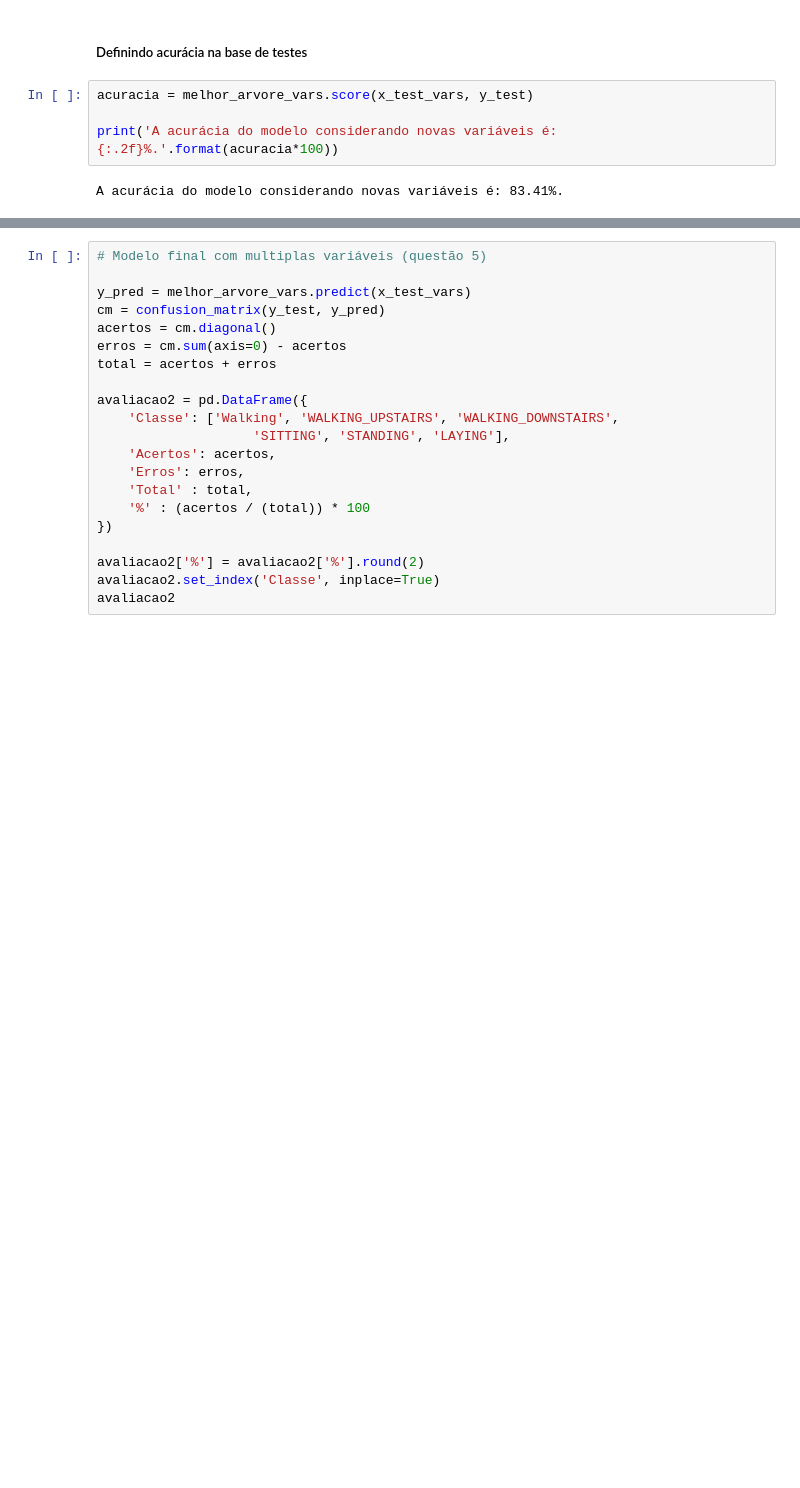
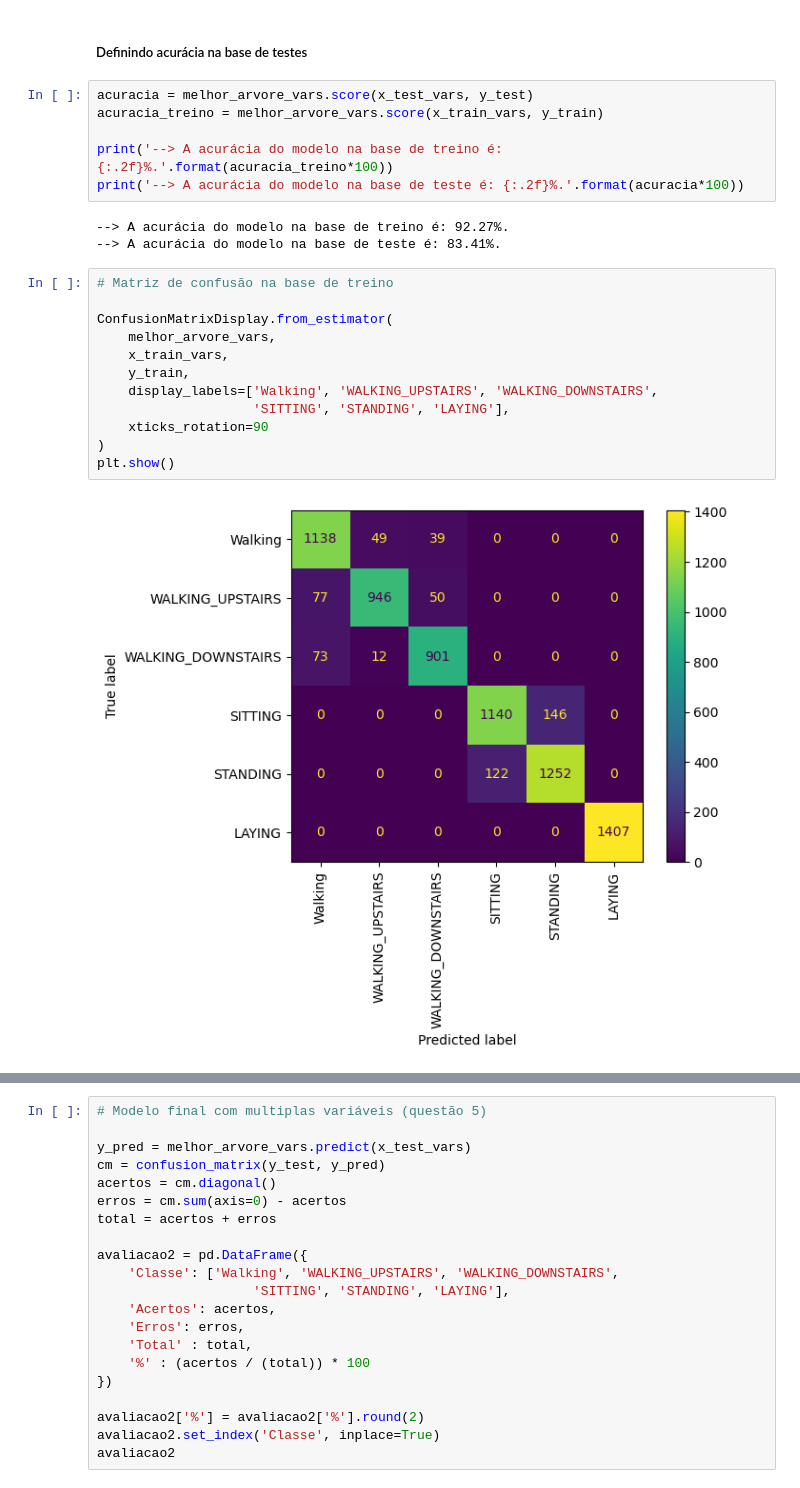
Before and after one commit to JECSanches/Classification_Tree_II-part_3, a Jupyter notebook: classification_tree_II-part-3.ipynb, the cells around one changed output, grey strips where cells are left out. Cells and saved outputs as stored; diff of their text form; blank space fills up the shorter version.

```diff
--- a/classification_tree_II-part-3.ipynb
+++ b/classification_tree_II-part-3.ipynb
@@ -452,8 +672,25 @@ DecisionTreeClassifier(ccp_alpha=0.004719763725716487, random_state=2360873)
 ##### Definindo acurácia na base de testes
 # %%
 acuracia = melhor_arvore_vars.score(x_test_vars, y_test)
+acuracia_treino = melhor_arvore_vars.score(x_train_vars, y_train)
 
-print('A acurácia do modelo considerando novas variáveis é: {:.2f}%.'.format(acuracia*100))
+print('--> A acurácia do modelo na base de treino é: {:.2f}%.'.format(acuracia_treino*100))
+print('--> A acurácia do modelo na base de teste é: {:.2f}%.'.format(acuracia*100))
 # %% [output]
-A acurácia do modelo considerando novas variáveis é: 83.41%.
+--> A acurácia do modelo na base de treino é: 92.27%.
+--> A acurácia do modelo na base de teste é: 83.41%.
+# %%
+# Matriz de confusão na base de treino
+
+ConfusionMatrixDisplay.from_estimator(
+    melhor_arvore_vars,
+    x_train_vars,
+    y_train,
+    display_labels=['Walking', 'WALKING_UPSTAIRS', 'WALKING_DOWNSTAIRS',
+                    'SITTING', 'STANDING', 'LAYING'],
+    xticks_rotation=90
+)
+plt.show()
+# %% [output]
+[figure, added]
 # %%
```
Also changed, not shown: parts of 34 cells of this notebook.
